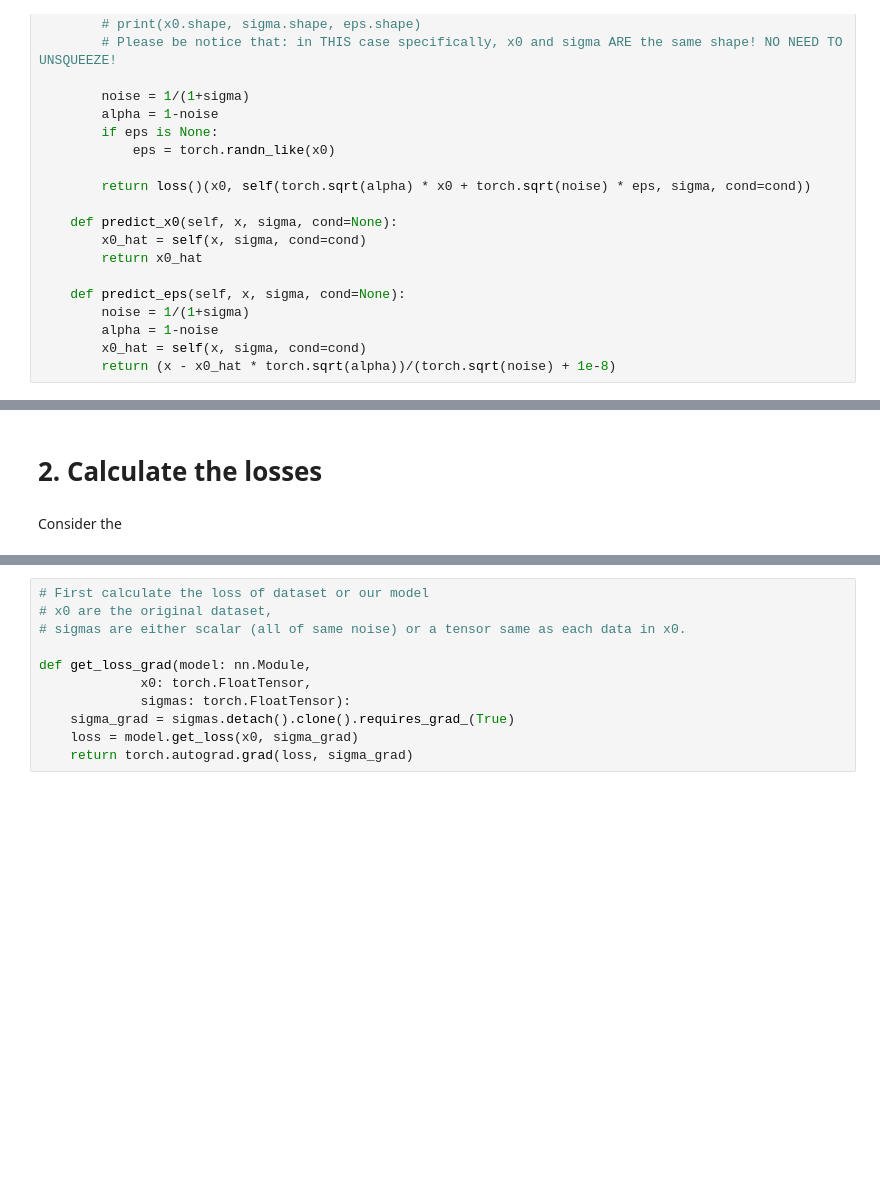
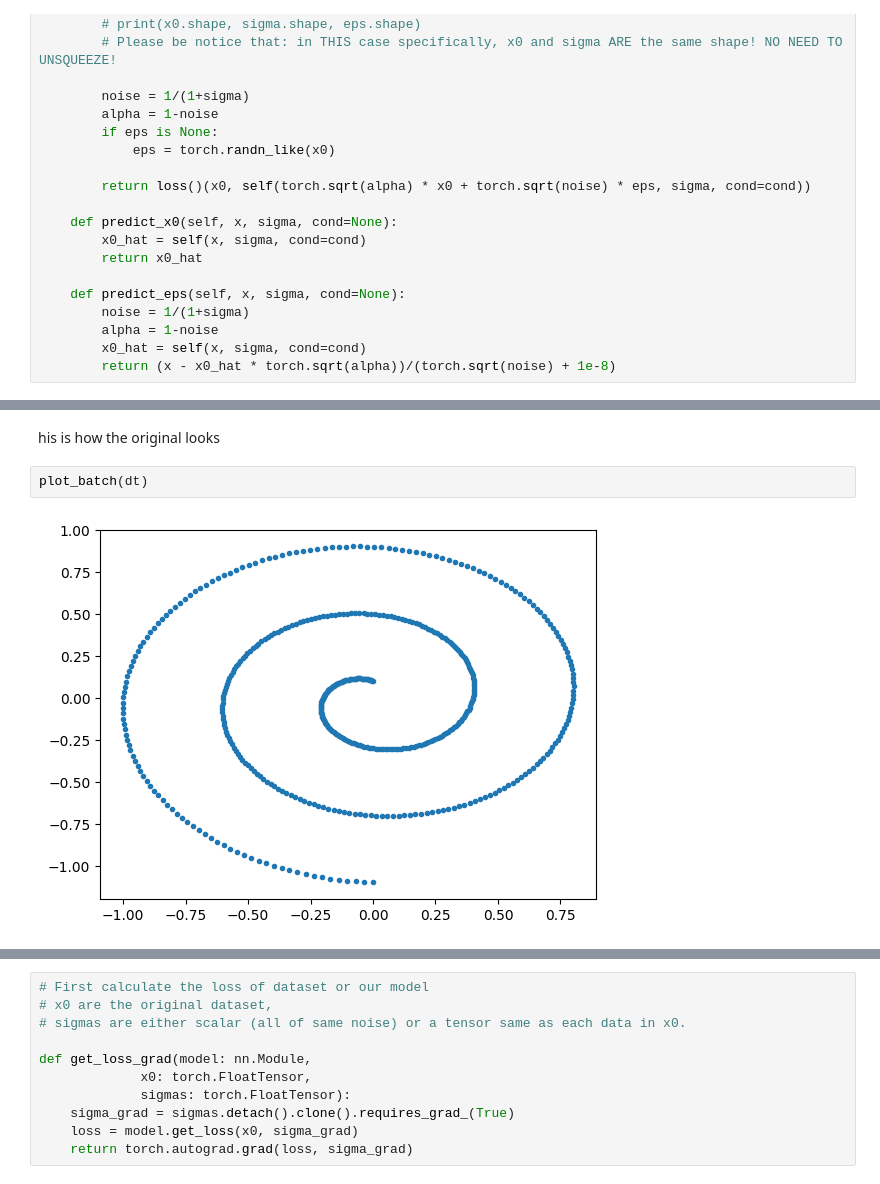
Before and after one commit to JetfiRex/Diffusion-ToyModel, a Jupyter notebook: Diffusion - test.ipynb, the cells around one changed output, grey strips where cells are left out. Cells and saved outputs as stored; diff of their text form; blank space fills up the shorter version.

```diff
--- a/Diffusion - test.ipynb
+++ b/Diffusion - test.ipynb
@@ -365,4 +321,6 @@ plot_batch(x0)
-# %% [markdown]
-# 2. Calculate the losses
-# %% [markdown]
-Consider the
+# %% [markdown]
+his is how the original looks
+# %%
+plot_batch(dt)
+# %% [output]
+[figure, added]
```
Also changed, not shown: parts of 21 cells of this notebook, 1 other file.
